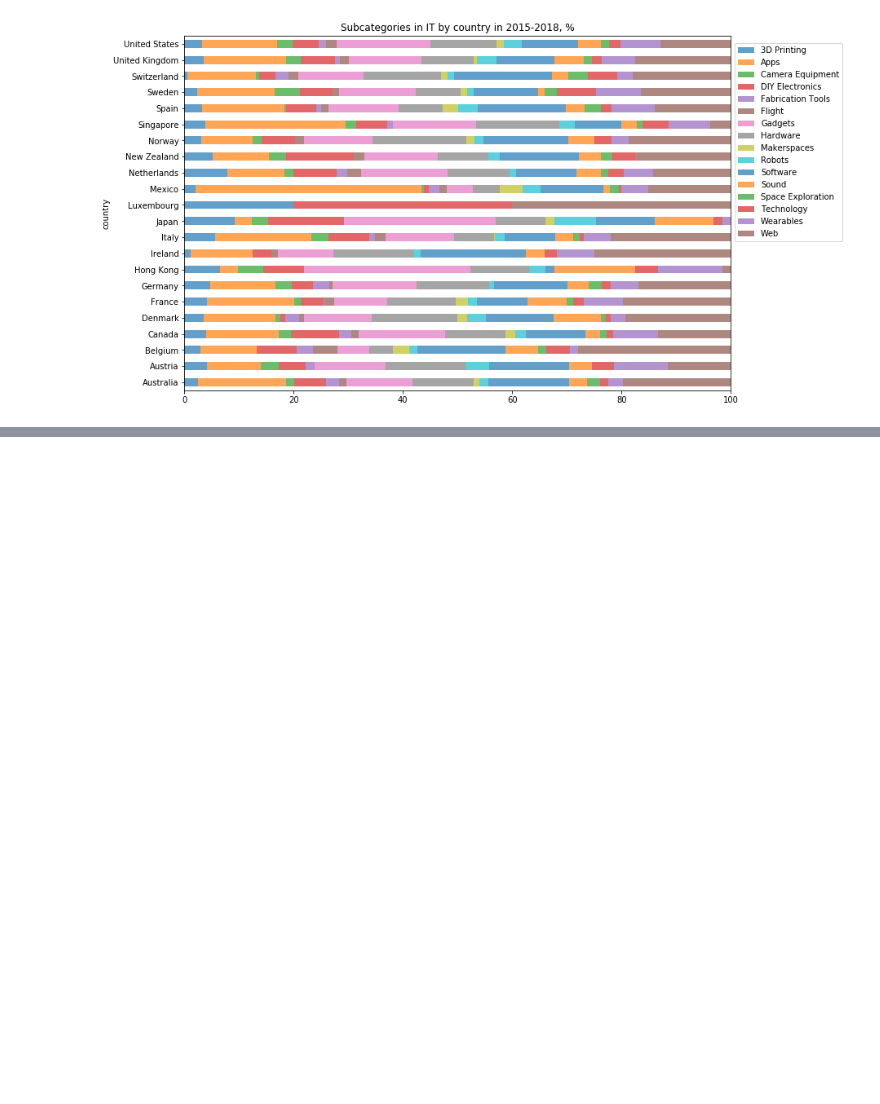
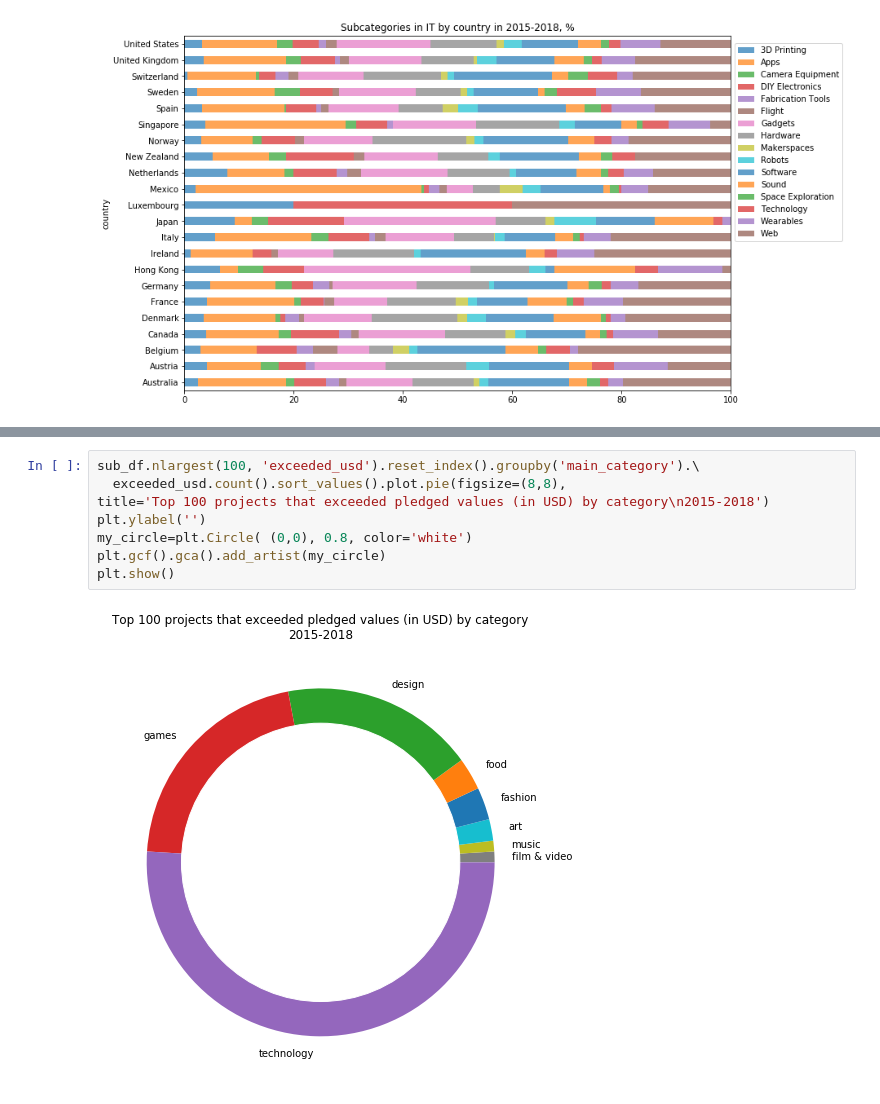
Before and after one commit to PonyCony/happy_kickstarters, a Jupyter notebook: Happy_Kickstarters.ipynb, the cells around one changed output, grey strips where cells are left out. Saved outputs shown, nothing was run; the diff lists cells and outputs as text; blank space fills up the shorter version.

```diff
--- a/Happy_Kickstarters.ipynb
+++ b/Happy_Kickstarters.ipynb
@@ -349,0 +367,10 @@ kick[kick.successful].groupby('main_category').usd_pledged.median().sort_values(
+# %%
+sub_df.nlargest(100, 'exceeded_usd').reset_index().groupby('main_category').\
+  exceeded_usd.count().sort_values().plot.pie(figsize=(8,8),
+title='Top 100 projects that exceeded pledged values (in USD) by category\n2015-2018')
+plt.ylabel('')
+my_circle=plt.Circle( (0,0), 0.8, color='white')
+plt.gcf().gca().add_artist(my_circle)
+plt.show()
+# %% [output]
+[figure, added]
```
Also changed, not shown: parts of 6 cells of this notebook.
